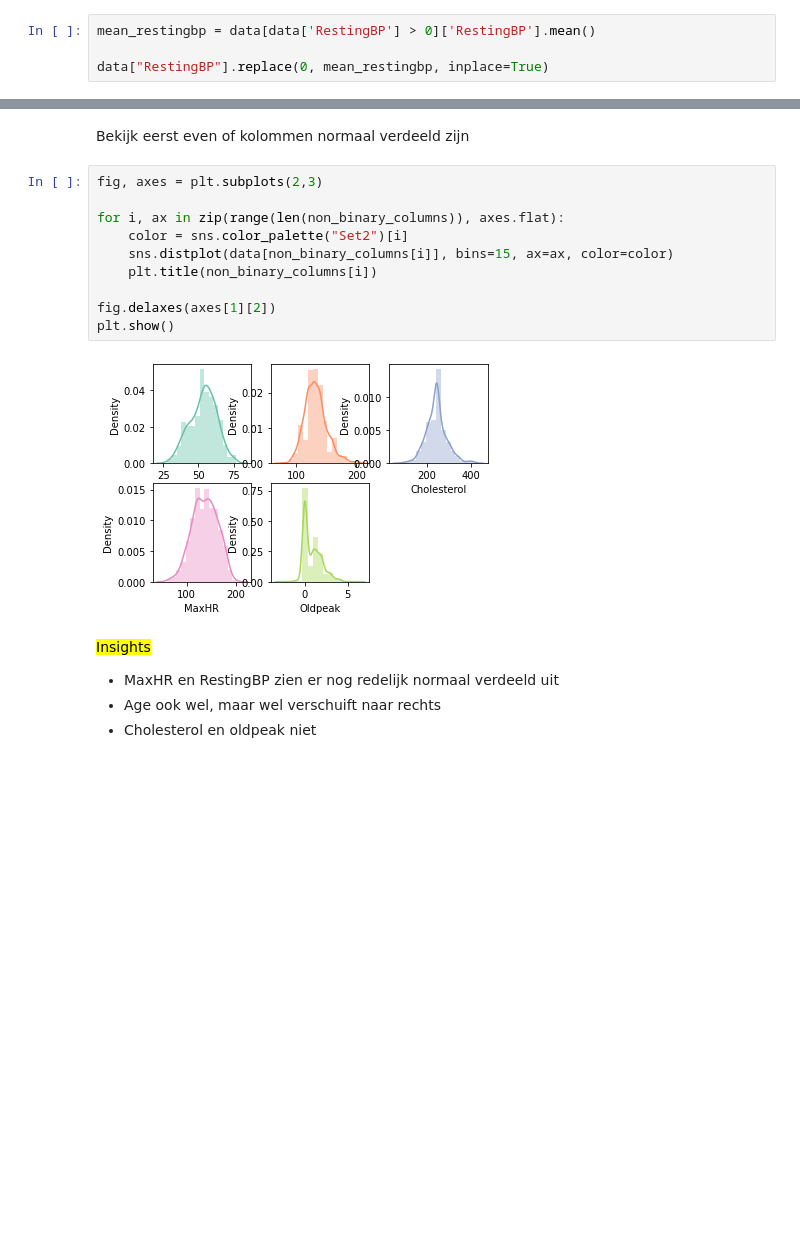
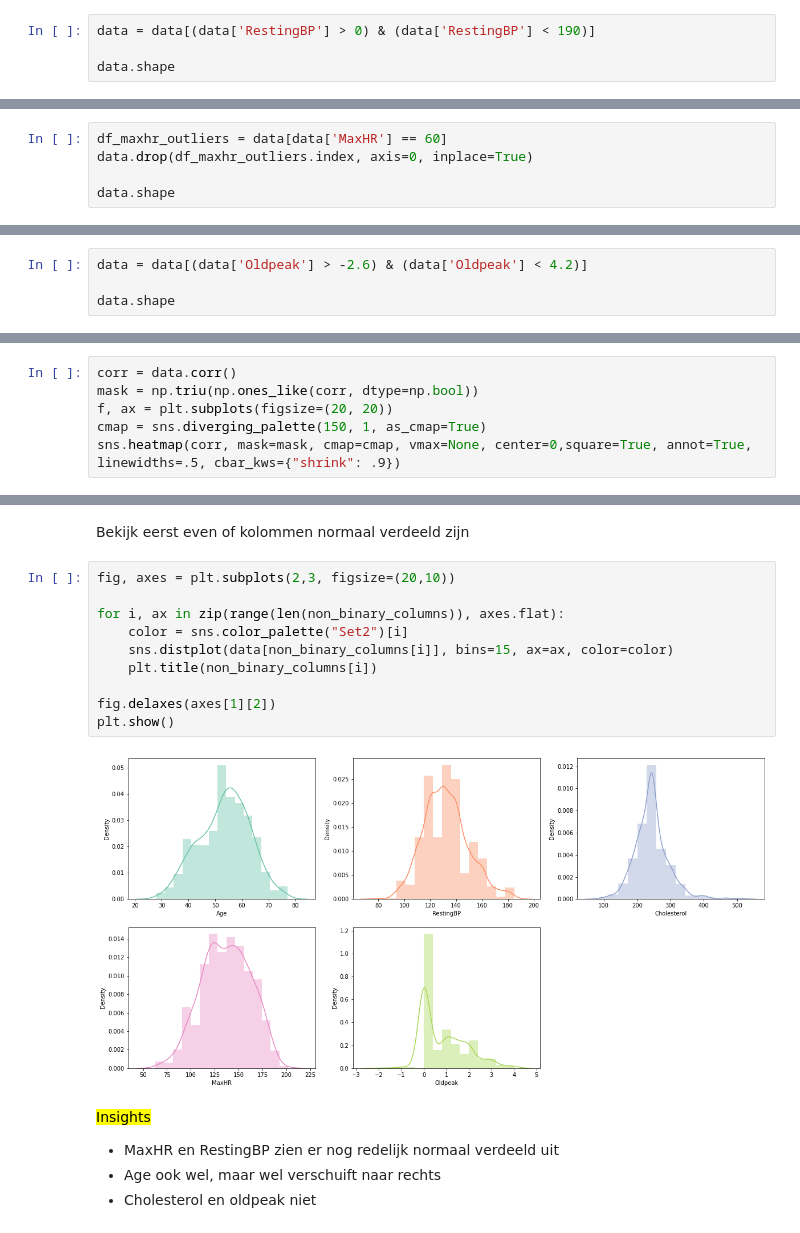
Before and after one commit to Mysurii/Minoi-AAI, a Jupyter notebook: Machine Learning/heart_disease.ipynb, the cells around one changed output, grey strips where cells are left out. Cells and saved outputs as stored; diff of their text form; blank space fills up the shorter version.

```diff
--- a/Machine Learning/heart_disease.ipynb
+++ b/Machine Learning/heart_disease.ipynb
@@ -304,6 +323,6 @@ data['Cholesterol'] = data['Cholesterol'].apply(lambda x: x if x < 450 and x > 7
 # %% [markdown]
 RestingBP
 # %%
-mean_restingbp = data[data['RestingBP'] > 0]['RestingBP'].mean()
+data = data[(data['RestingBP'] > 0) & (data['RestingBP'] < 190)]
 
-data["RestingBP"].replace(0, mean_restingbp, inplace=True)
+data.shape
@@ -309,0 +333,5 @@ data["RestingBP"].replace(0, mean_restingbp, inplace=True)
+# %%
+df_maxhr_outliers = data[data['MaxHR'] == 60]
+data.drop(df_maxhr_outliers.index, axis=0, inplace=True)
+
+data.shape
@@ -309,0 +342,4 @@ data["RestingBP"].replace(0, mean_restingbp, inplace=True)
+# %%
+data = data[(data['Oldpeak'] > -2.6) & (data['Oldpeak'] < 4.2)]
+
+data.shape
@@ -332,0 +364,6 @@ sns.heatmap(data.corr(), annot=True, fmt='.2f')
+# %%
+corr = data.corr()
+mask = np.triu(np.ones_like(corr, dtype=np.bool))
+f, ax = plt.subplots(figsize=(20, 20))
+cmap = sns.diverging_palette(150, 1, as_cmap=True)
+sns.heatmap(corr, mask=mask, cmap=cmap, vmax=None, center=0,square=True, annot=True, linewidths=.5, cbar_kws={"shrink": .9})
@@ -346,17 +386,17 @@ sns.heatmap(data.corr(), annot=True, fmt='.2f')
 # %% [markdown]
 Bekijk eerst even of kolommen normaal verdeeld zijn
 # %%
-fig, axes = plt.subplots(2,3)
+fig, axes = plt.subplots(2,3, figsize=(20,10))
 
 for i, ax in zip(range(len(non_binary_columns)), axes.flat):
     color = sns.color_palette("Set2")[i]
     sns.distplot(data[non_binary_columns[i]], bins=15, ax=ax, color=color)
     plt.title(non_binary_columns[i])
 
 fig.delaxes(axes[1][2])
 plt.show()
 # %% [output]
-[figure, old version]
+[figure, new version]
 # %% [markdown]
 <mark>Insights</mark>
 - MaxHR en RestingBP zien er nog redelijk normaal verdeeld uit
```
Also changed, not shown: parts of 132 cells of this notebook.
